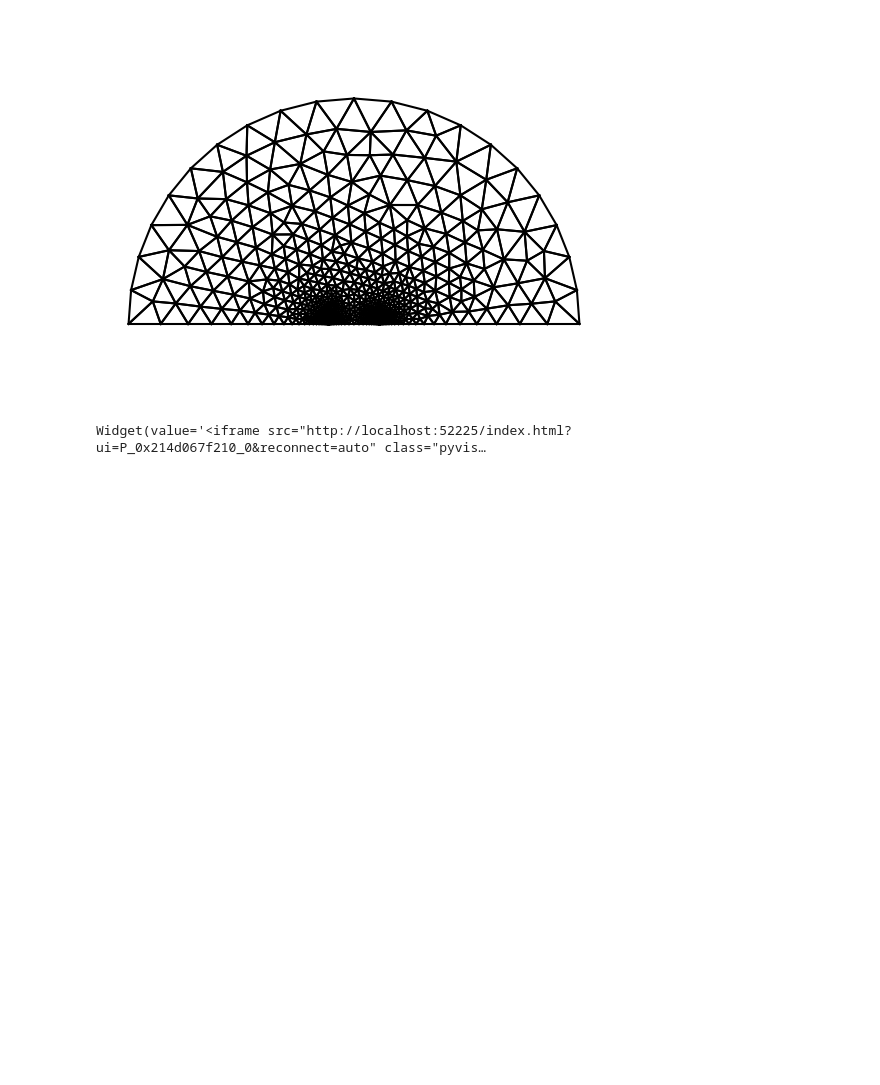
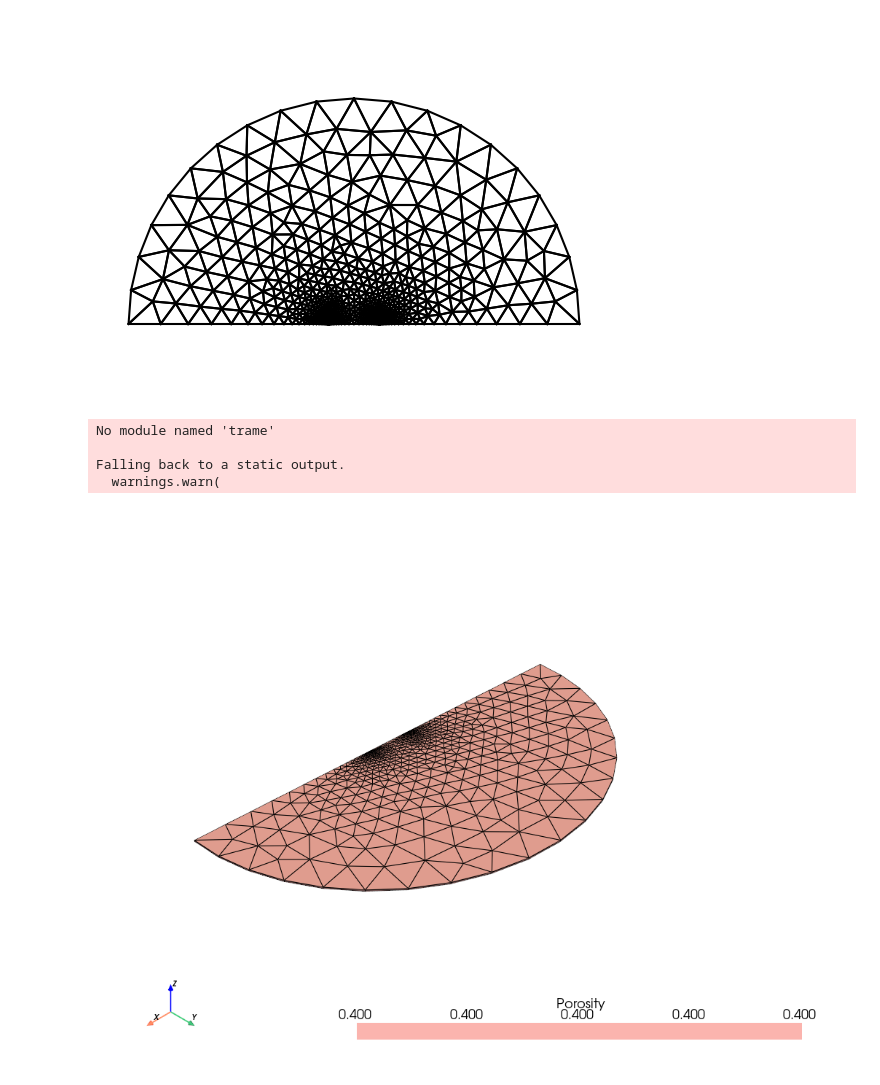
Before and after one commit to jtecklenburg/binder-ogs-requirements, a Jupyter notebook: doublet/mesh.ipynb, the cells around one changed output. Drawn from its saved outputs; the diff is of its cells as text; code cells hidden in the pictures; blank space fills up the shorter version.

Commit message:
Added a more simple scenario

```diff
--- a/doublet/mesh.ipynb
+++ b/doublet/mesh.ipynb
@@ -11,6 +11,7 @@ lc = diameter / 10  #
 
 
 M = 30             # Mächtigkeit des Aquifers (m)
+dM = 1             # Abstand des Brunnens zum Aquifer
 phi = 0.4          # Porosität des Aquifers
 rho_S = 1900         # Dichte
 c_S = 850             # Wärmekapazität
@@ -24,6 +25,7 @@ a2s = 365*24*3600   # Umrechnung von Sekunden in Jahre
 
 rho_A_c_A = phi * rho_F * c_F + (1 - phi) * rho_S * c_S
 L = np.sqrt(2*tmax*a2s*lambda_S/rho_A_c_A)
+L0 = 0.01
 
 print(f"Der Einflussbereich im Aquitard beträgt {L:.2f}m")
 # %% [output]
@@ -113,42 +119,64 @@ mesh.write("domain.vtu")
 # %%
 import pyvista as pv
 from geo import layersfromsurf
 
-nAquifer = 3
-nAquitard = 5
+scenario = 1
 
-phiAquitard = 0.1
+
+if scenario == 1:
+    nAquifer = 1
+
+elif scenario == 2:
+    nAquifer = 3
+    nAquitard = 5
+
+    phiAquitard = 0.1
+    KAquitard = 1e-14
+
 KAquifer = 1e-10
-KAquitard = 1e-14
+
 
 for file in ["domain.vtu"]:
 
     mesh2d = pv.read(file)
 
-    pAquitard = np.geomspace(0.1, L, nAquitard+2)
-    dAquitard = np.diff(pAquitard)
-    thickness = np.hstack((np.flip(dAquitard), np.array([M/2/nAquifer] * nAquifer)))
+    if scenario == 1:
+        thickness = np.array([M])
+
+    elif scenario == 2:
+        pAquitard = np.geomspace(L0, L, nAquitard+2)
+        dAquitard = np.diff(pAquitard)
+        thickness = np.hstack((np.flip(dAquitard),
+                            np.array([dM]),
+                            np.array([(M-dM)/2/nAquifer] * nAquifer)))
 
     mesh3d = layersfromsurf(mesh2d, thickness)
+
+    mesh3d["Porosity"] = np.repeat(phi, mesh3d.number_of_cells)
+    mesh3d["Permeability"] = np.repeat(KAquitard, mesh3d.number_of_cells)
+
+    if scenario == 2:
+        mesh3d["Porosity"][mesh3d["Layer"] <= nAquitard] = phiAquitard
+        mesh3d["Permeability"][mesh3d["Layer"] <= nAquitard] = KAquifer
+
+    #mesh3d["Porosity"][mesh3d["Layer"] > (nAquitard+nAquifer)] = phiAquitard
+    #mesh3d["Permeability"][mesh3d["Layer"] > (nAquitard+nAquifer)] = KAquitard
 
     # Add info for OGS
     mesh3d.point_data["bulk_node_ids"] = np.arange(0, mesh3d.n_points, dtype=np.uint64)
     mesh3d.cell_data["bull_element_ids"] = np.arange(0, mesh3d.n_cells, dtype=np.uint64)
 
-    mesh3d["Porosity"] = np.repeat(phi, mesh3d.number_of_cells)
-    mesh3d["Porosity"][mesh3d["Layer"] < nAquitard] = phiAquitard
-    mesh3d["Porosity"][mesh3d["Layer"] > (nAquitard+nAquifer)] = phiAquitard
+    mesh3d.save(file)
 
-    mesh3d["Permeability"] = np.repeat(phi, mesh3d.number_of_cells)
-    mesh3d["Permeability"][mesh3d["Layer"] < nAquitard] = KAquifer
-    mesh3d["Permeability"][mesh3d["Layer"] > (nAquitard+nAquifer)] = KAquitard
-
-    mesh3d.save(file)
 
 #mesh3d.plot(scalars="Layer", show_edges=True, cmap="viridis")
 mesh3d.plot(scalars="Porosity", show_edges=True, cmap="Pastel1")
 # %% [output]
-Widget(value='<iframe src="http://localhost:52225/index.html?ui=P_0x214d067f210_0&reconnect=auto" class="pyvis…
+No module named 'trame'
+
+Falling back to a static output.
+  warnings.warn(
+[figure, added]
 # %%
 surf = mesh3d.extract_surface()
 cell_normals = surf.cell_normals
```
Also changed, not shown: parts of 5 cells of this notebook.
